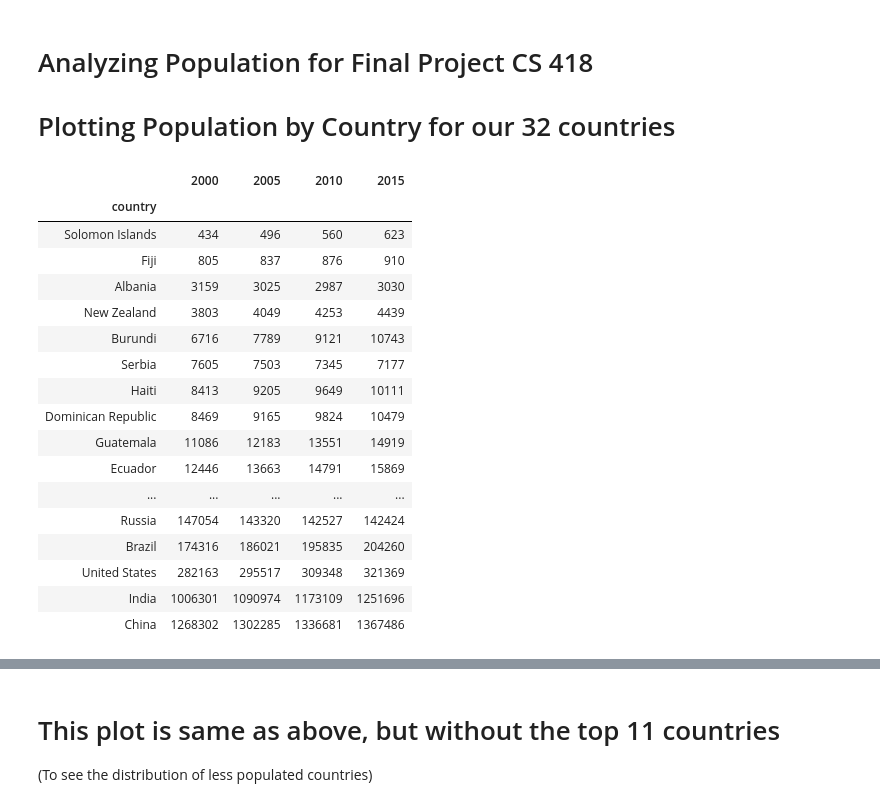
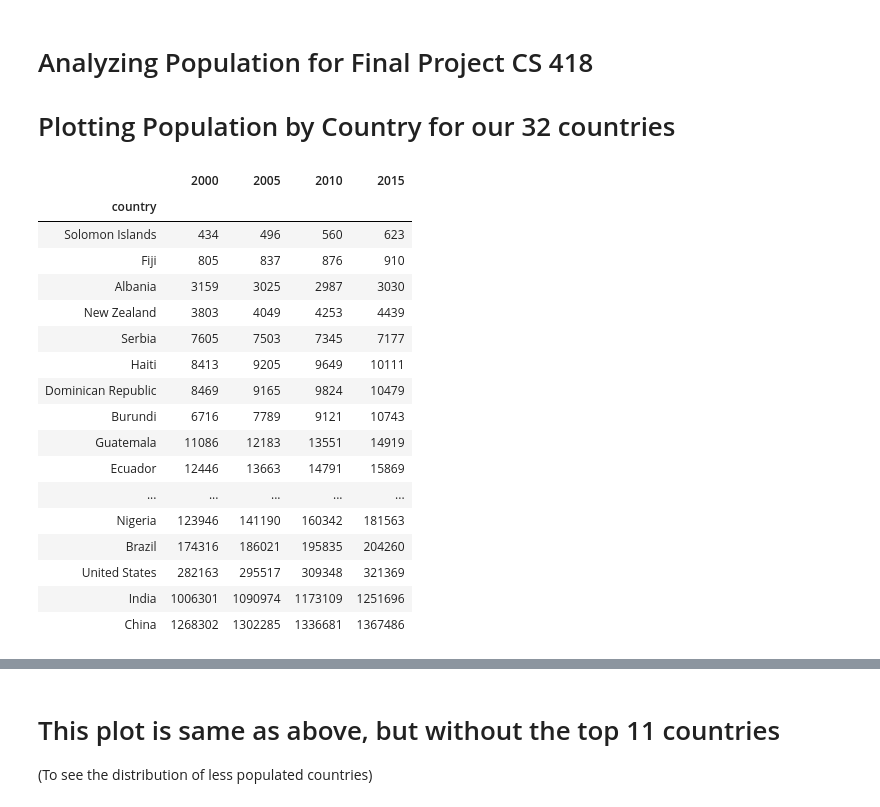
Before and after one commit to nairbdev2/Child_Mortality_Analysis_2000_2015, a Jupyter notebook: pnyb_files/CS418_ds_finalproject_Pop_Plot.ipynb, the cells around one changed output, grey strips where cells are left out. Saved outputs shown, nothing was run; the diff lists cells and outputs as text; code cells hidden in the pictures.

```diff
--- a/pnyb_files/CS418_ds_finalproject_Pop_Plot.ipynb
+++ b/pnyb_files/CS418_ds_finalproject_Pop_Plot.ipynb
@@ -10,23 +10,23 @@ import pandas as pd
 from matplotlib import pyplot as plt
 # %%
 df = pd.read_csv('../datasets/CleanedPopulation/Clean_population.csv', index_col=0)
-df = df.sort_values(by=['2000', '2005', '2010', '2015'])
+df = df.sort_values(by=['2015'])
 df
 # %% [output]
 |  | 2000 | 2005 | 2010 | 2015 |
 | country |  |  |  |  |
 | Solomon Islands | 434 | 496 | 560 | 623 |
 | Fiji | 805 | 837 | 876 | 910 |
 | Albania | 3159 | 3025 | 2987 | 3030 |
 | New Zealand | 3803 | 4049 | 4253 | 4439 |
-| Burundi | 6716 | 7789 | 9121 | 10743 |
 | Serbia | 7605 | 7503 | 7345 | 7177 |
 | Haiti | 8413 | 9205 | 9649 | 10111 |
 | Dominican Republic | 8469 | 9165 | 9824 | 10479 |
+| Burundi | 6716 | 7789 | 9121 | 10743 |
 | Guatemala | 11086 | 12183 | 13551 | 14919 |
 | Ecuador | 12446 | 13663 | 14791 | 15869 |
 | ... | ... | ... | ... | ... |
-| Russia | 147054 | 143320 | 142527 | 142424 |
+| Nigeria | 123946 | 141190 | 160342 | 181563 |
 | Brazil | 174316 | 186021 | 195835 | 204260 |
 | United States | 282163 | 295517 | 309348 | 321369 |
 | India | 1006301 | 1090974 | 1173109 | 1251696 |
```
Also changed, not shown: parts of 3 cells of this notebook.
